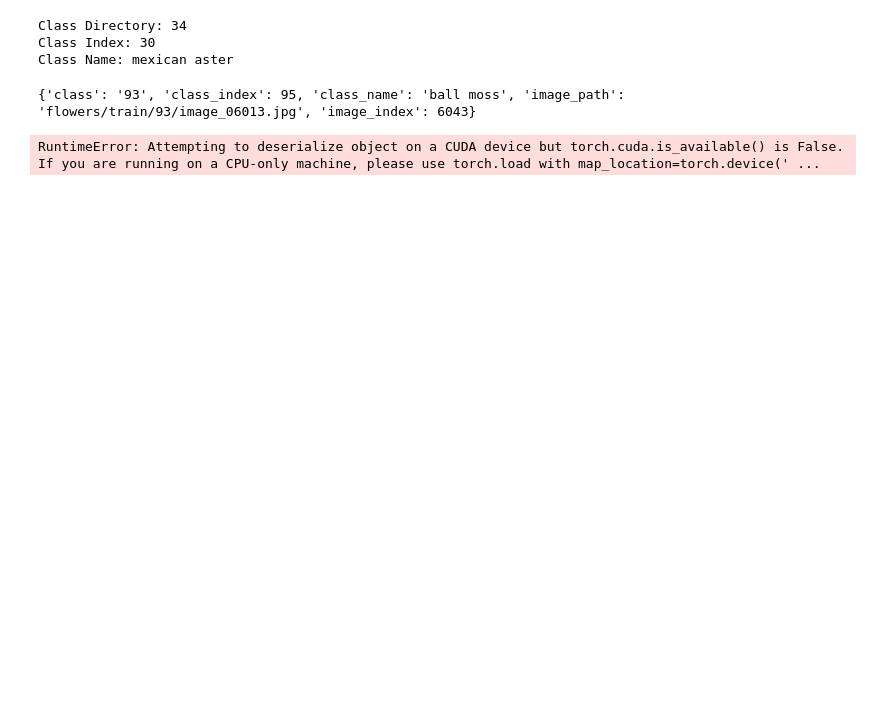
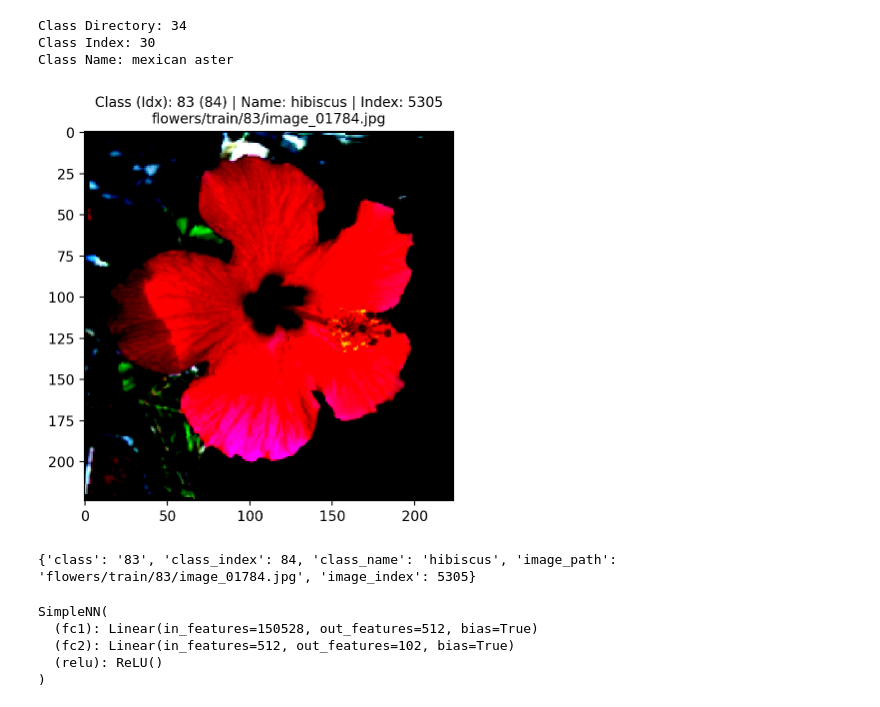
Before and after one commit to bcheedie1/flower_classifier, a Jupyter notebook: image_classifier_dc.ipynb, the cells around one changed output. Saved outputs shown, nothing was run; the diff lists cells and outputs as text; code cells hidden in the pictures; blank space fills up the shorter version.

```diff
--- a/image_classifier_dc.ipynb
+++ b/image_classifier_dc.ipynb
@@ -106,34 +104,62 @@ Class Name: mexican aster
 # %%
 # Test mapping by image index or random image
 
 from image_utils import inspect_image
 
 image_metadata = inspect_image(
     dataset_name='train',
     dataloaders=dataloaders,
     class_to_idx=class_to_idx,
     class_to_name=class_to_name,
     # image_idx=255  # optional
-    plot=False
+    plot=True
 )
 
 print(image_metadata)
 # %% [output]
+[figure, added]
-{'class': '93', 'class_index': 95, 'class_name': 'ball moss', 'image_path': 'flowers/train/93/image_06013.jpg', 'image_index': 6043}
+{'class': '83', 'class_index': 84, 'class_name': 'hibiscus', 'image_path': 'flowers/train/83/image_01784.jpg', 'image_index': 5305}
 # %%
 # Load model from checkpoint
 
-def load_checkpoint(filepath):
-    checkpoint = torch.load(filepath)
-    model = models.vgg13(pretrained = True)
-    model.state_dict = checkpoint['state_dict']
-    model.classifier = checkpoint['classifer']
-    # model.classifier = checkpoint['classifier']    # it should be this fix me later
-    model.class_to_idx = checkpoint['class_to_idx']
+### This didn't work, something about cuda
 
-    return model
+# def load_checkpoint(filepath):
+#     checkpoint = torch.load(filepath)
+#     model = models.vgg13(pretrained = True)
+#     model.state_dict = checkpoint['state_dict']
+#     model.classifier = checkpoint['classifer']
+#     # model.classifier = checkpoint['classifier']    # it should be this fix me later
+#     model.class_to_idx = checkpoint['class_to_idx']
 
-model = load_checkpoint('checkpoint.pth')
-model
+#     return model
-# %% [output]
-RuntimeError: Attempting to deserialize object on a CUDA device but torch.cuda.is_available() is False. If you are running on a CPU-only machine, please use torch.load with map_location=torch.device(' ...
+# %%
+# Model
+
+import torch.nn as nn
+
+# Simple Neural Network
+class SimpleNN(nn.Module):
+    def __init__(self, input_size, num_classes):
+        super(SimpleNN, self).__init__()
+        self.fc1 = nn.Linear(input_size, 512)
+        self.fc2 = nn.Linear(512, num_classes)
+        self.relu = nn.ReLU()
+
+    def forward(self, x):
+        x = x.view(x.size(0), -1)  # Flatten the input
+        x = self.relu(self.fc1(x))
+        x = self.fc2(x)
+        return x
+
+input_size = 3 * 224 * 224       # Assuming 64x64 RGB images
+num_classes = len(image_datasets['train'].classes)
+
+model = SimpleNN(input_size, num_classes)
+print(model)
+# %% [output]
+SimpleNN(
+  (fc1): Linear(in_features=150528, out_features=512, bias=True)
+  (fc2): Linear(in_features=512, out_features=102, bias=True)
+  (relu): ReLU()
+)
```
Also changed, not shown: parts of 4 cells of this notebook.
